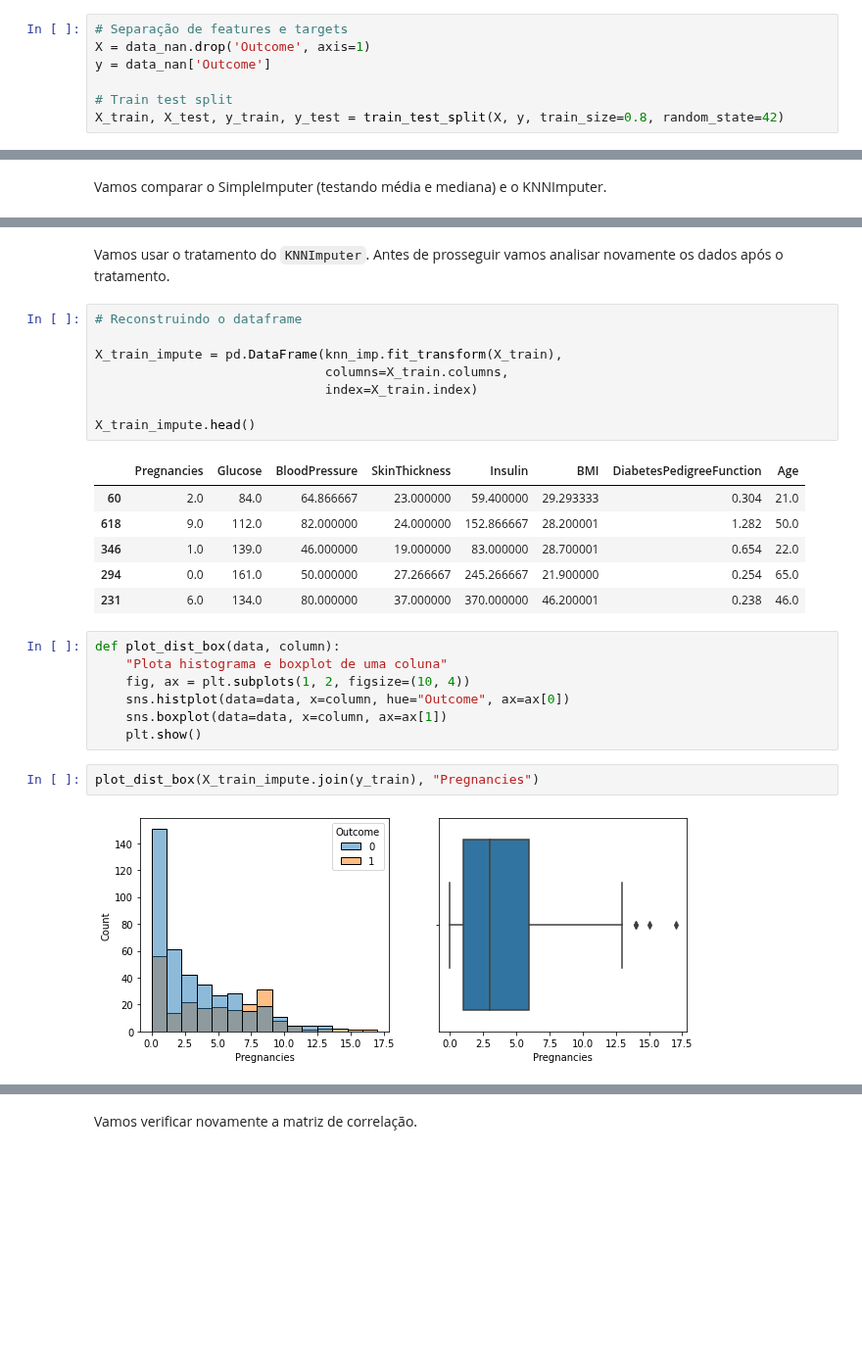
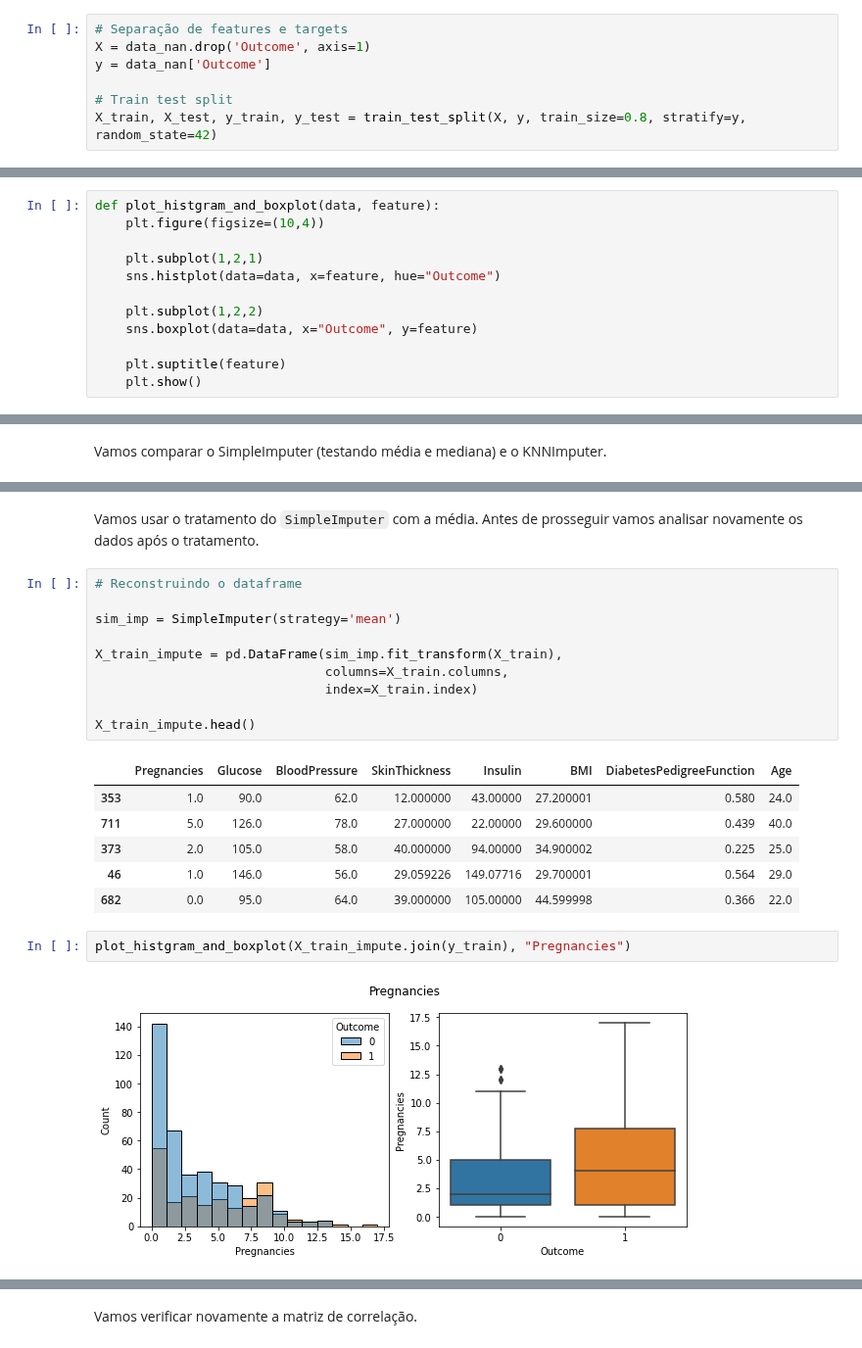
Before and after one commit to franklinzppa/diabetes-classification, a Jupyter notebook: diabetes-clf.ipynb, the cells around one changed output, grey strips where cells are left out. Shown at 98% size. Drawn from its saved outputs; the diff is of its cells as text; blank space fills up the shorter version.

Commit message:
added split before eda, class_weight, stratify

```diff
--- a/diabetes-clf.ipynb
+++ b/diabetes-clf.ipynb
@@ -314,4 +226,4 @@ X = data_nan.drop('Outcome', axis=1)
 y = data_nan['Outcome']
 
 # Train test split
-X_train, X_test, y_train, y_test = train_test_split(X, y, train_size=0.8, random_state=42)
+X_train, X_test, y_train, y_test = train_test_split(X, y, train_size=0.8, stratify=y, random_state=42)
@@ -317,0 +269,12 @@ X_train, X_test, y_train, y_test = train_test_split(X, y, train_size=0.8, random
+# %%
+def plot_histgram_and_boxplot(data, feature):
+    plt.figure(figsize=(10,4))
+
+    plt.subplot(1,2,1)
+    sns.histplot(data=data, x=feature, hue="Outcome")
+
+    plt.subplot(1,2,2)
+    sns.boxplot(data=data, x="Outcome", y=feature)
+
+    plt.suptitle(feature)
+    plt.show()
@@ -683,29 +743,24 @@ Recall médio: 0.5681 (std=0.0435)
 # %% [markdown]
-Vamos usar o tratamento do `KNNImputer`. Antes de prosseguir vamos analisar novamente os dados após o tratamento.
+Vamos usar o tratamento do `SimpleImputer` com a média. Antes de prosseguir vamos analisar novamente os dados após o tratamento.
 # %%
 # Reconstruindo o dataframe
 
-X_train_impute = pd.DataFrame(knn_imp.fit_transform(X_train),
+sim_imp = SimpleImputer(strategy='mean')
+
+X_train_impute = pd.DataFrame(sim_imp.fit_transform(X_train),
                               columns=X_train.columns,
                               index=X_train.index)
 
 X_train_impute.head()
 # %% [output]
 |  | Pregnancies | Glucose | BloodPressure | SkinThickness | Insulin | BMI | DiabetesPedigreeFunction | Age |
-| 60 | 2.0 | 84.0 | 64.866667 | 23.000000 | 59.400000 | 29.293333 | 0.304 | 21.0 |
-| 618 | 9.0 | 112.0 | 82.000000 | 24.000000 | 152.866667 | 28.200001 | 1.282 | 50.0 |
-| 346 | 1.0 | 139.0 | 46.000000 | 19.000000 | 83.000000 | 28.700001 | 0.654 | 22.0 |
-| 294 | 0.0 | 161.0 | 50.000000 | 27.266667 | 245.266667 | 21.900000 | 0.254 | 65.0 |
-| 231 | 6.0 | 134.0 | 80.000000 | 37.000000 | 370.000000 | 46.200001 | 0.238 | 46.0 |
+| 353 | 1.0 | 90.0 | 62.0 | 12.000000 | 43.00000 | 27.200001 | 0.580 | 24.0 |
+| 711 | 5.0 | 126.0 | 78.0 | 27.000000 | 22.00000 | 29.600000 | 0.439 | 40.0 |
+| 373 | 2.0 | 105.0 | 58.0 | 40.000000 | 94.00000 | 34.900002 | 0.225 | 25.0 |
+| 46 | 1.0 | 146.0 | 56.0 | 29.059226 | 149.07716 | 29.700001 | 0.564 | 29.0 |
+| 682 | 0.0 | 95.0 | 64.0 | 39.000000 | 105.00000 | 44.599998 | 0.366 | 22.0 |
-# %%
-def plot_dist_box(data, column):
-    "Plota histograma e boxplot de uma coluna"
-    fig, ax = plt.subplots(1, 2, figsize=(10, 4))
-    sns.histplot(data=data, x=column, hue="Outcome", ax=ax[0])
-    sns.boxplot(data=data, x=column, ax=ax[1])
-    plt.show()
 # %%
-plot_dist_box(X_train_impute.join(y_train), "Pregnancies")
+plot_histgram_and_boxplot(X_train_impute.join(y_train), "Pregnancies")
 # %% [output]
-[figure, old version]
+[figure, new version]
 # %%
```
Also changed, not shown: parts of 106 cells of this notebook.
